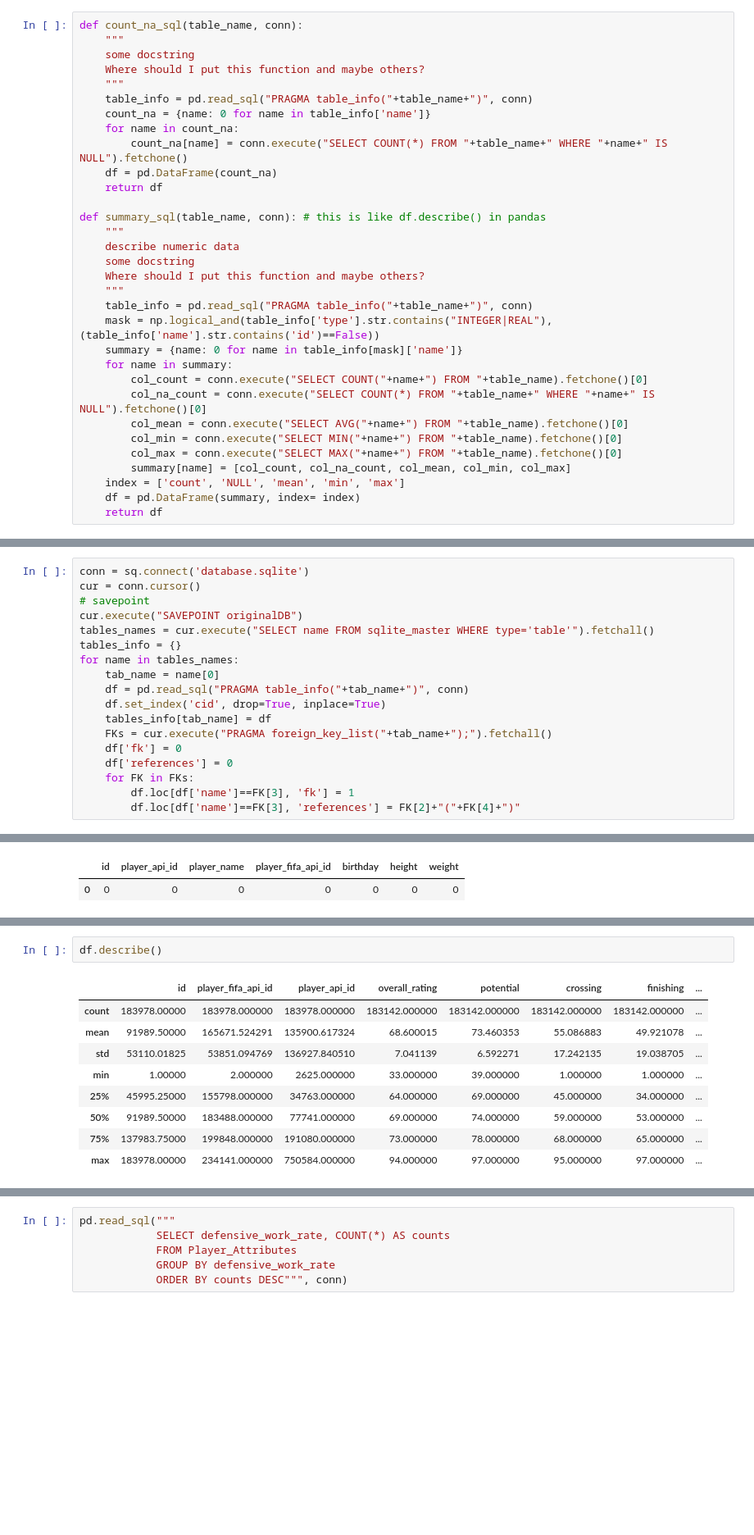
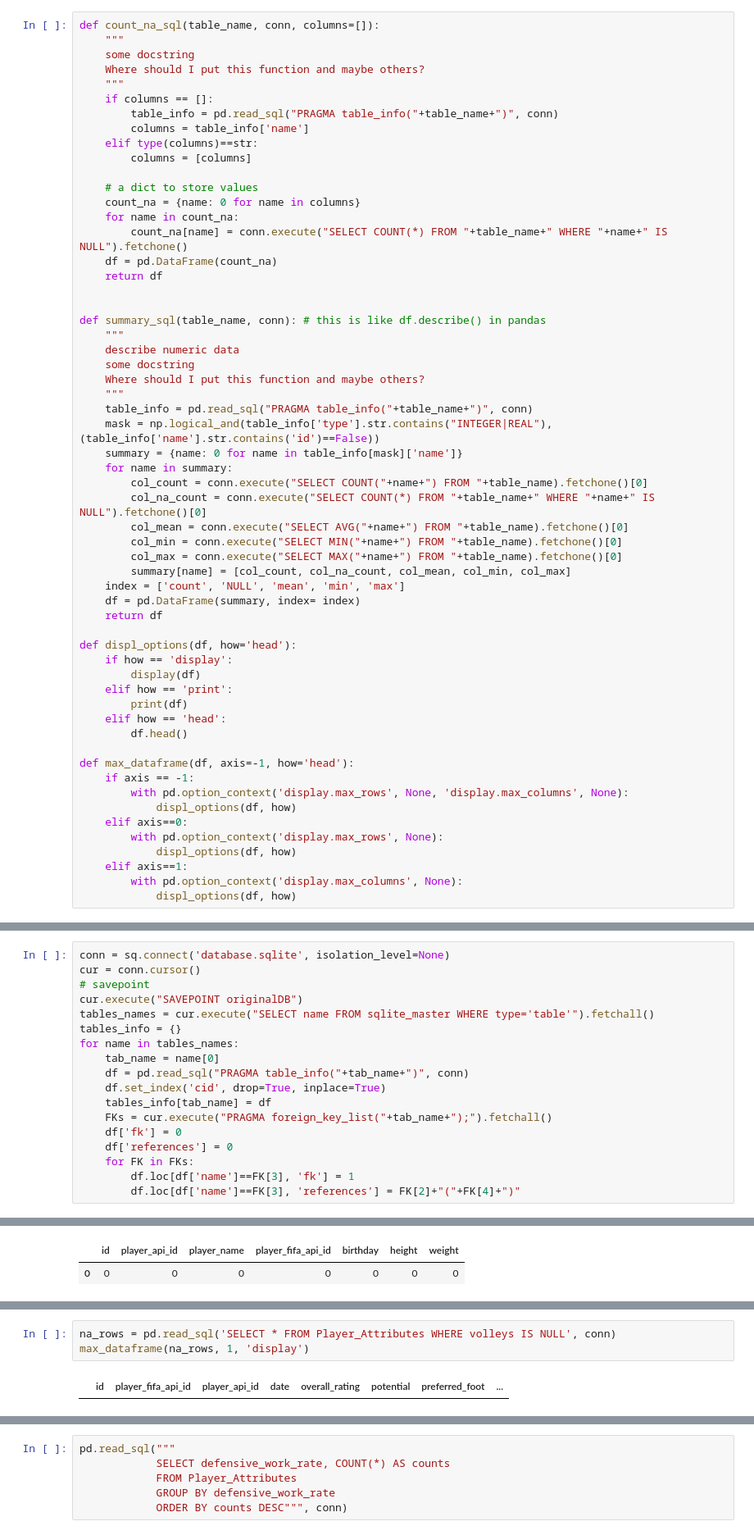
Before and after one commit to elashrry/European-Soccer-Database, a Jupyter notebook: Untitled-Copy1.ipynb, the cells around one changed output, grey strips where cells are left out. Shown: that part at 82% size. Saved outputs shown, nothing was run; the diff lists cells and outputs as text; blank space fills up the shorter version.

```diff
--- a/Untitled-Copy1.ipynb
+++ b/Untitled-Copy1.ipynb
@@ -8,17 +8,24 @@ import seaborn as sns
 
 %matplotlib inline
 # %%
-def count_na_sql(table_name, conn):
+def count_na_sql(table_name, conn, columns=[]):
     """
     some docstring
     Where should I put this function and maybe others?
     """
-    table_info = pd.read_sql("PRAGMA table_info("+table_name+")", conn)
-    count_na = {name: 0 for name in table_info['name']}
+    if columns == []:
+        table_info = pd.read_sql("PRAGMA table_info("+table_name+")", conn)
+        columns = table_info['name']
+    elif type(columns)==str:
+        columns = [columns]
+
+    # a dict to store values
+    count_na = {name: 0 for name in columns}
     for name in count_na:
         count_na[name] = conn.execute("SELECT COUNT(*) FROM "+table_name+" WHERE "+name+" IS NULL").fetchone()
     df = pd.DataFrame(count_na)
     return df
+
 
 def summary_sql(table_name, conn): # this is like df.describe() in pandas
     """
@@ -39,6 +46,25 @@ def summary_sql(table_name, conn): # this is like df.describe() in pandas
     index = ['count', 'NULL', 'mean', 'min', 'max']
     df = pd.DataFrame(summary, index= index)
     return df
+
+def displ_options(df, how='head'):
+    if how == 'display':
+        display(df)
+    elif how == 'print':
+        print(df)
+    elif how == 'head':
+        df.head()
+
+def max_dataframe(df, axis=-1, how='head'):
+    if axis == -1:
+        with pd.option_context('display.max_rows', None, 'display.max_columns', None):
+            displ_options(df, how)
+    elif axis==0:
+        with pd.option_context('display.max_rows', None):
+            displ_options(df, how)
+    elif axis==1:
+        with pd.option_context('display.max_columns', None):
+            displ_options(df, how)
 # %% [markdown]
 # Project: Investigate a Dataset - [European Soccer Database]
 
@@ -78,5 +122,5 @@ I prefered to do any data manipulation using on the SQLServer to practice my ski
 # %%
-conn = sq.connect('database.sqlite')
+conn = sq.connect('database.sqlite', isolation_level=None)
 cur = conn.cursor()
 # savepoint
 cur.execute("SAVEPOINT originalDB")
@@ -287,12 +269,5 @@ The columns with missing values
 # %%
-df.describe()
+na_rows = pd.read_sql('SELECT * FROM Player_Attributes WHERE volleys IS NULL', conn)
+max_dataframe(na_rows, 1, 'display')
 # %% [output]
-|  | id | player_fifa_api_id | player_api_id | overall_rating | potential | crossing | finishing | ... |
-| count | 183978.00000 | 183978.000000 | 183978.000000 | 183142.000000 | 183142.000000 | 183142.000000 | 183142.000000 | ... |
-| mean | 91989.50000 | 165671.524291 | 135900.617324 | 68.600015 | 73.460353 | 55.086883 | 49.921078 | ... |
-| std | 53110.01825 | 53851.094769 | 136927.840510 | 7.041139 | 6.592271 | 17.242135 | 19.038705 | ... |
-| min | 1.00000 | 2.000000 | 2625.000000 | 33.000000 | 39.000000 | 1.000000 | 1.000000 | ... |
-| 25% | 45995.25000 | 155798.000000 | 34763.000000 | 64.000000 | 69.000000 | 45.000000 | 34.000000 | ... |
-| 50% | 91989.50000 | 183488.000000 | 77741.000000 | 69.000000 | 74.000000 | 59.000000 | 53.000000 | ... |
-| 75% | 137983.75000 | 199848.000000 | 191080.000000 | 73.000000 | 78.000000 | 68.000000 | 65.000000 | ... |
-| max | 183978.00000 | 234141.000000 | 750584.000000 | 94.000000 | 97.000000 | 95.000000 | 97.000000 | ... |
+|  | id | player_fifa_api_id | player_api_id | date | overall_rating | potential | preferred_foot | ... |
```
Also changed, not shown: parts of 40 cells of this notebook.
